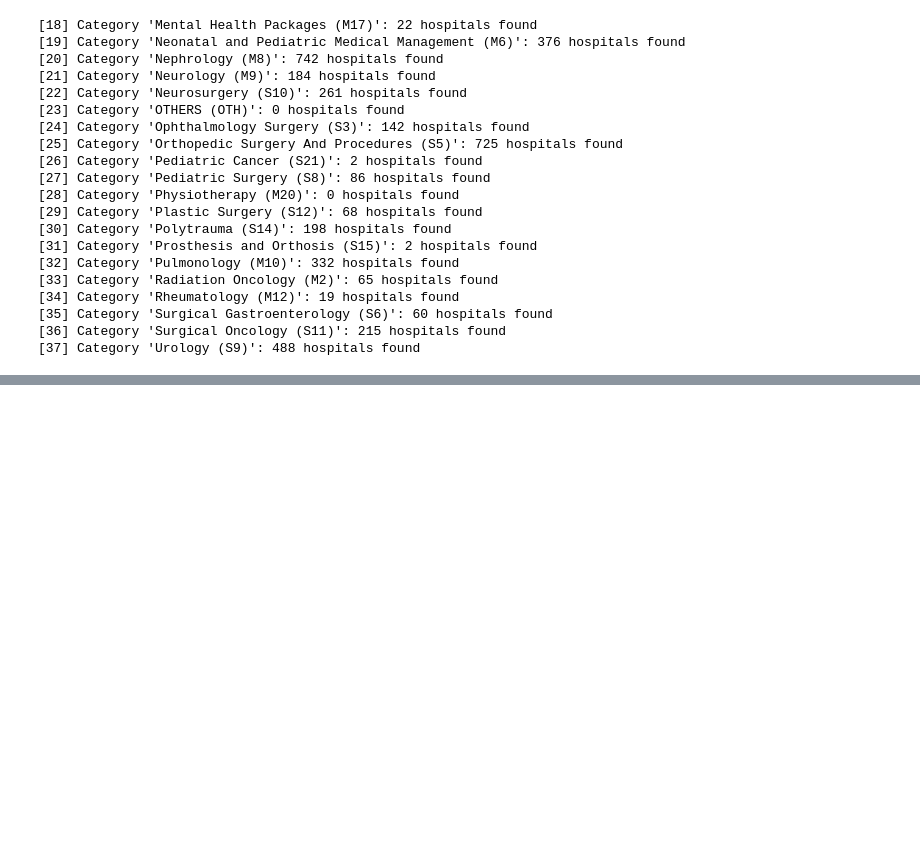
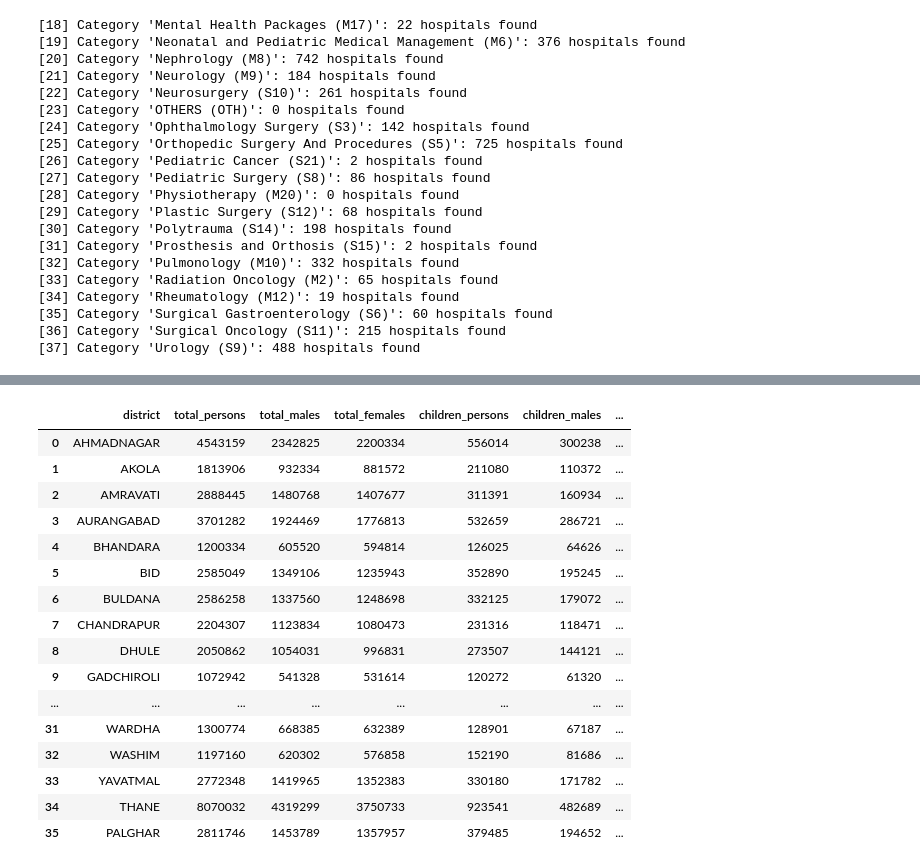
Before and after one commit to nikhil-dhumal/EquiHealth, a Jupyter notebook: scripts/scrape-health-data.ipynb, the cells around one changed output, grey strips where cells are left out. Saved outputs shown, nothing was run; the diff lists cells and outputs as text; code cells hidden in the pictures; blank space fills up the shorter version.

Commit message:
Standardize district names in hospital.csv; fetch and store Maharashtra population data

```diff
--- a/scripts/scrape-health-data.ipynb
+++ b/scripts/scrape-health-data.ipynb
@@ -726,0 +829,3 @@ for idx in range(last_success_index + 1, len(category_texts)):
+# %%
+driver = webdriver.Chrome()
+wait = WebDriverWait(driver, 25)
@@ -726,0 +1027,2 @@ for idx in range(last_success_index + 1, len(category_texts)):
+# %%
+population_data = {}
@@ -726,0 +1172,37 @@ for idx in range(last_success_index + 1, len(category_texts)):
+# %%
+data_rows = []
+
+for district, values in population_data.items():
+    district_upper = district.upper()
+    row = {
+        "district": district_upper,
+        "total_persons": values["Total"]["Persons"],
+        "total_males": values["Total"]["Males"],
+        "total_females": values["Total"]["Females"],
+        "children_persons": values["Children"]["Persons"],
+        "children_males": values["Children"]["Males"],
+        "children_females": values["Children"]["Females"]
+    }
+    data_rows.append(row)
+
+df_population = pd.DataFrame(data_rows)
+
+df_population
+# %% [output]
+|  | district | total_persons | total_males | total_females | children_persons | children_males | ... |
+| 0 | AHMADNAGAR | 4543159 | 2342825 | 2200334 | 556014 | 300238 | ... |
+| 1 | AKOLA | 1813906 | 932334 | 881572 | 211080 | 110372 | ... |
+| 2 | AMRAVATI | 2888445 | 1480768 | 1407677 | 311391 | 160934 | ... |
+| 3 | AURANGABAD | 3701282 | 1924469 | 1776813 | 532659 | 286721 | ... |
+| 4 | BHANDARA | 1200334 | 605520 | 594814 | 126025 | 64626 | ... |
+| 5 | BID | 2585049 | 1349106 | 1235943 | 352890 | 195245 | ... |
+| 6 | BULDANA | 2586258 | 1337560 | 1248698 | 332125 | 179072 | ... |
+| 7 | CHANDRAPUR | 2204307 | 1123834 | 1080473 | 231316 | 118471 | ... |
+| 8 | DHULE | 2050862 | 1054031 | 996831 | 273507 | 144121 | ... |
+| 9 | GADCHIROLI | 1072942 | 541328 | 531614 | 120272 | 61320 | ... |
+| ... | ... | ... | ... | ... | ... | ... | ... |
+| 31 | WARDHA | 1300774 | 668385 | 632389 | 128901 | 67187 | ... |
+| 32 | WASHIM | 1197160 | 620302 | 576858 | 152190 | 81686 | ... |
+| 33 | YAVATMAL | 2772348 | 1419965 | 1352383 | 330180 | 171782 | ... |
+| 34 | THANE | 8070032 | 4319299 | 3750733 | 923541 | 482689 | ... |
+| 35 | PALGHAR | 2811746 | 1453789 | 1357957 | 379485 | 194652 | ... |
```
Also changed, not shown: parts of 32 cells of this notebook, 2 other files.
